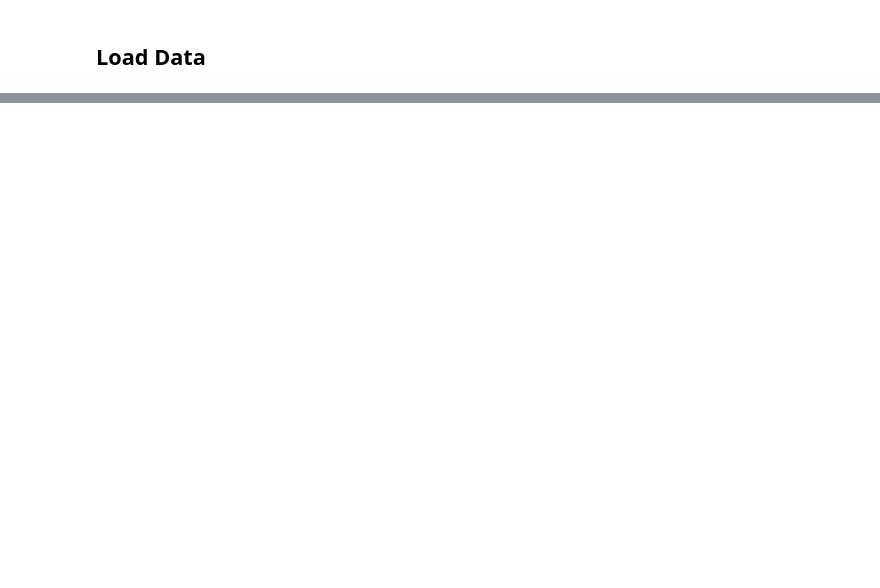
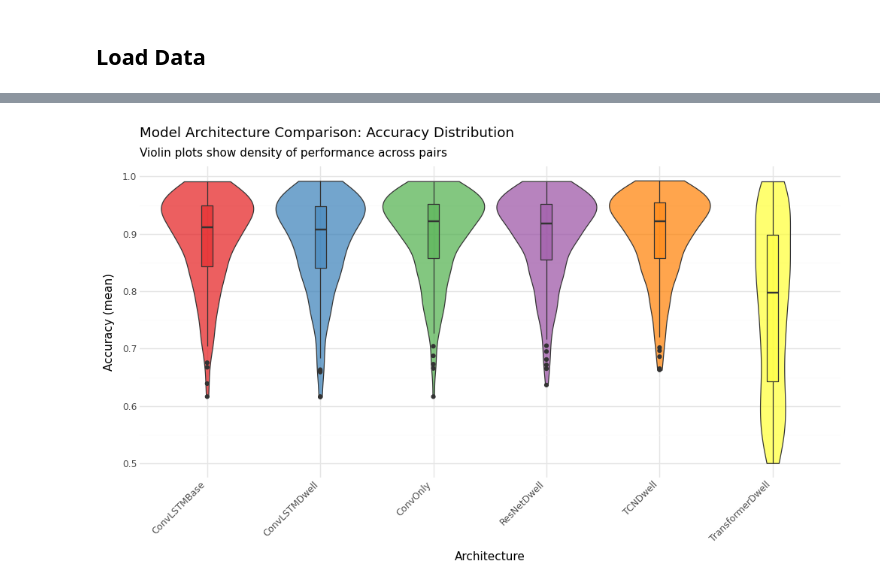
Before and after one commit to rnabioco/leech, a Jupyter notebook: notebooks/model_training_comparison.ipynb, the cells around one changed output, grey strips where cells are left out. Cells and saved outputs as stored; diff of their text form; code cells hidden in the pictures; blank space fills up the shorter version.

```diff
--- a/notebooks/model_training_comparison.ipynb
+++ b/notebooks/model_training_comparison.ipynb
@@ -384,0 +253,21 @@ if len(architectures) >= 2:
+# %%
+# Violin plot showing distribution density
+p2 = (
+    ggplot(df_pd, aes(x="architecture", y="accuracy_mean", fill="architecture"))
+    + geom_violin(alpha=0.7)
+    + geom_boxplot(width=0.1, alpha=0.5)
+    + labs(
+        title="Model Architecture Comparison: Accuracy Distribution",
+        subtitle="Violin plots show density of performance across pairs",
+        x="Architecture",
+        y="Accuracy (mean)",
+    )
+    + theme(
+        axis_text_x=element_text(rotation=45, hjust=1), legend_position="none", figure_size=(10, 6)
+    )
+    + scale_fill_brewer(type="qual", palette="Set1")
+)
+
+p2
+# %% [output]
+[figure, added]
```
Also changed, not shown: parts of 45 cells of this notebook, 3 other files.
